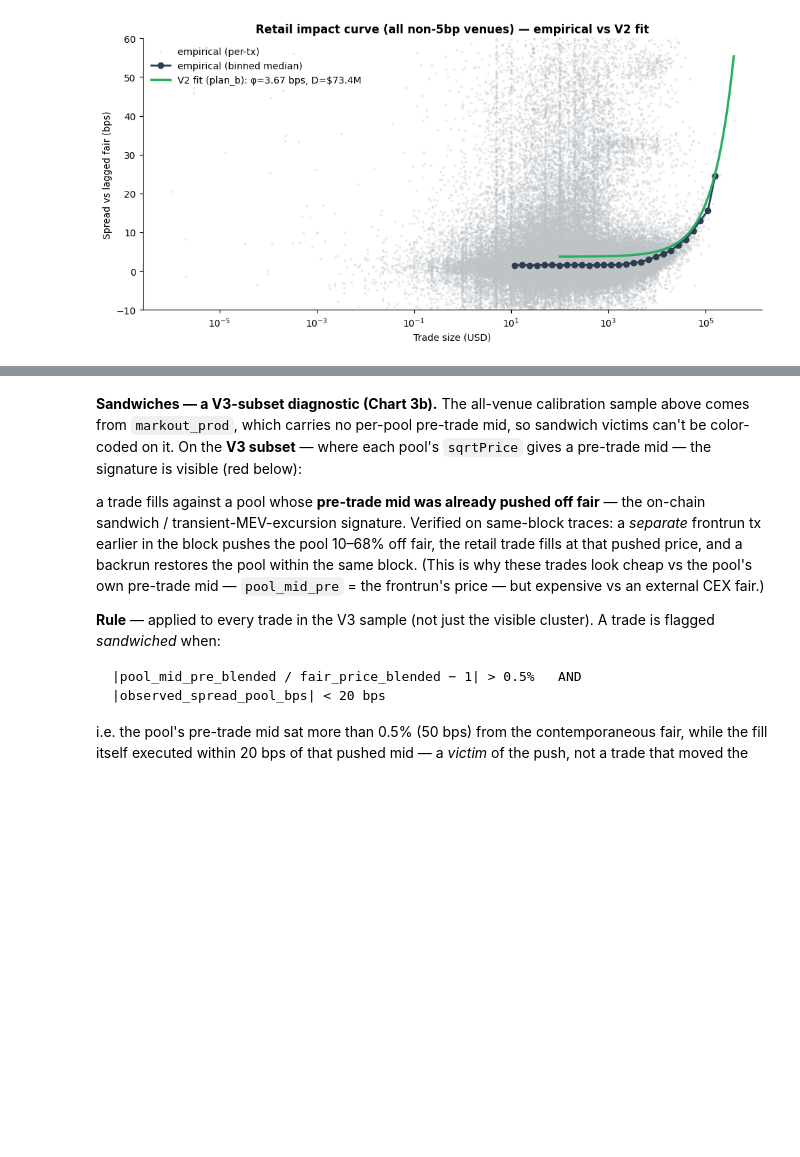
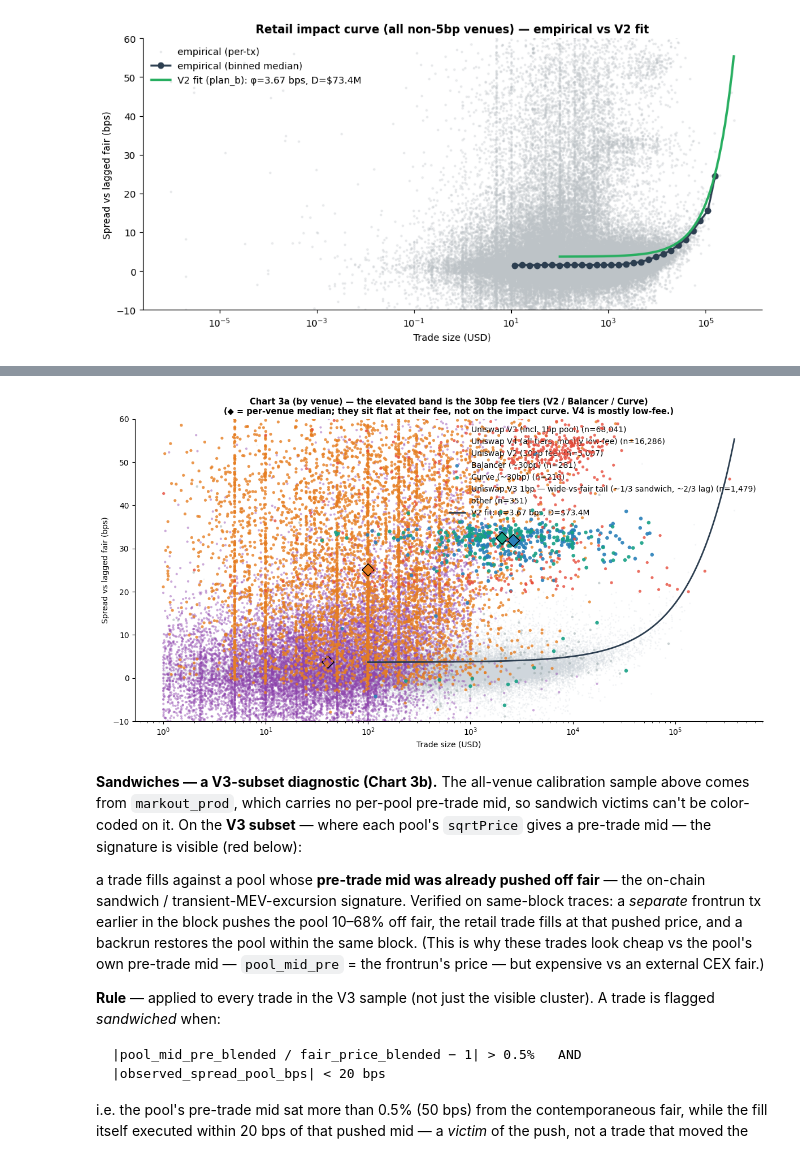
Before and after one commit to wanxinwanxin/amm-gym, a Jupyter notebook: presentation/realistic_simulator.ipynb, the cells around one changed output, grey strips where cells are left out. Saved outputs shown, nothing was run; the diff lists cells and outputs as text; code cells hidden in the pictures; blank space fills up the shorter version.

```diff
--- a/presentation/realistic_simulator.ipynb
+++ b/presentation/realistic_simulator.ipynb
@@ -209,3 +229,10 @@ plt.show()
+# %%
+fig, ax = plt.subplots(figsize=(12, 6.5))
+plot_impact_curve_by_venue(ax=ax)
+plt.tight_layout()
+plt.show()
+# %% [output]
+[figure, added]
 # %% [markdown]
 **Sandwiches — a V3-subset diagnostic (Chart 3b).** The all-venue calibration sample above comes from `markout_prod`, which carries no per-pool pre-trade mid, so sandwich victims can't be color-coded on it. On the **V3 subset** — where each pool's `sqrtPrice` gives a pre-trade mid — the signature is visible (red below):
 
```
Also changed, not shown: parts of 1 cell of this notebook, 3 other files.
